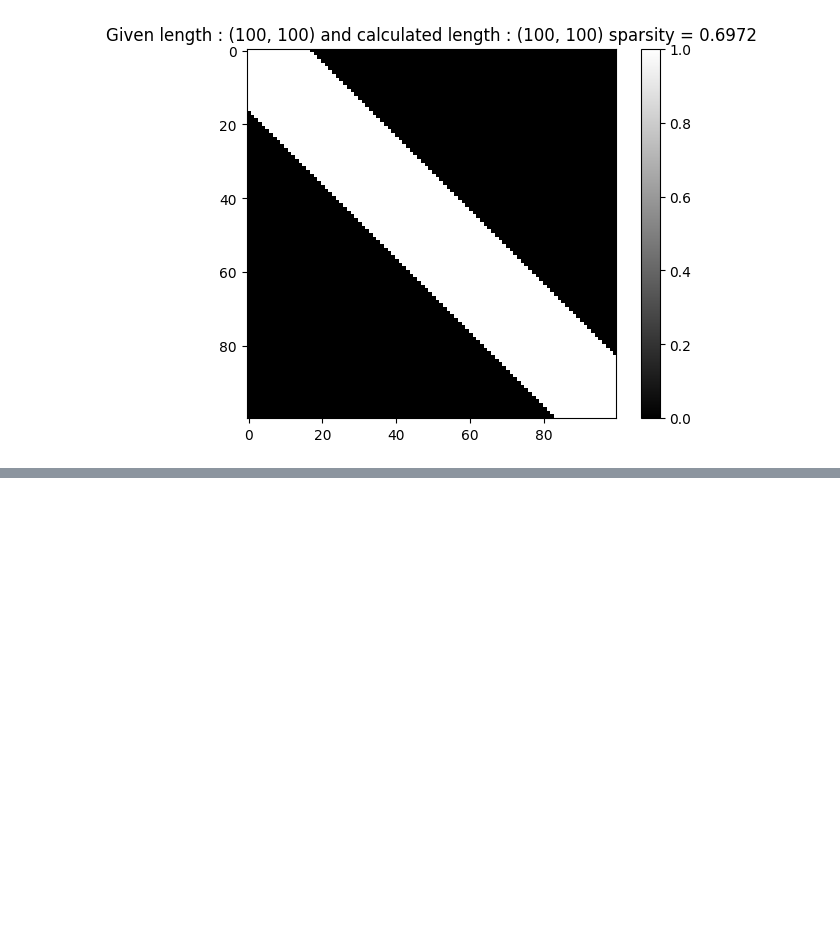
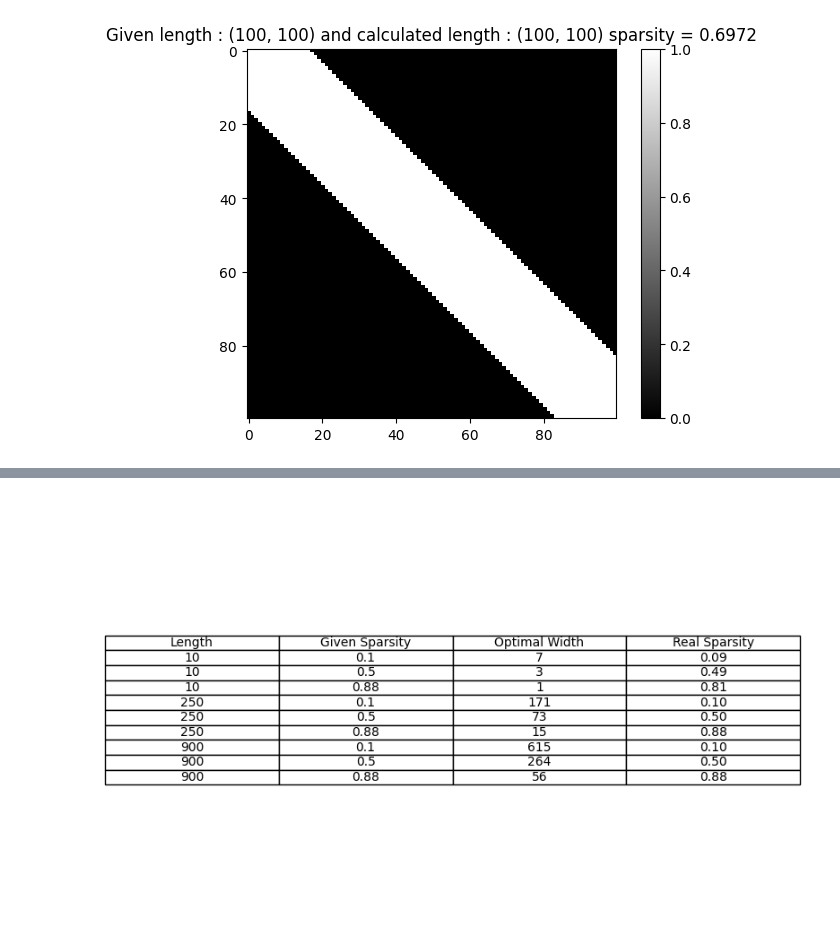
Before and after one commit to shanedonnelly/artificial_big_bird_matrix_generator, a Jupyter notebook: big_bird.ipynb, the cells around one changed output, grey strips where cells are left out. Cells and saved outputs as stored; diff of their text form; code cells hidden in the pictures; blank space fills up the shorter version.

```diff
--- a/big_bird.ipynb
+++ b/big_bird.ipynb
@@ -194,0 +268,38 @@ test_generate_matrix_with_window_attention_mask_with_sparsity()
+# %%
+def test_global_width_from_sparsity():
+    for length in {10, 250, 900}:
+        for sparsity in {0.1, 0.5, 0.88}:
+            ga = best_global_width_from_sparsity(length, sparsity)
+            real_sparsity = 1.0 - (float(global_attention_aera(length,ga))/float(length * length))
+            print(f"for lenght={length}, given sparsity ={sparsity}, optimal global width={ga}, and real sparsity = {real_sparsity:.2f}")
+
+#test_global_width_from_sparsity()
+# %%
+def test_global_width_from_sparsity():
+    # Collecter les données
+    data = []
+    for length in {10, 250, 900}:
+        for sparsity in {0.1, 0.5, 0.88}:
+            ga = best_global_width_from_sparsity(length, sparsity)
+            real_sparsity = 1.0 - (float(global_attention_aera(length,ga))/float(length * length))
+            data.append([length, sparsity, ga, f"{real_sparsity:.2f}"])
+
+    # Afficher le tableau
+    fig, ax = plt.subplots(figsize=(10, 6))
+    ax.axis('tight')
+    ax.axis('off')
+
+    table = ax.table(
+        cellText=data,
+        colLabels=['Length', 'Given Sparsity', 'Optimal Width', 'Real Sparsity'],
+        loc='center',
+        cellLoc='center'
+    )
+    table.auto_set_font_size(False)
+    table.set_fontsize(10)
+
+    plt.show()
+
+test_global_width_from_sparsity()
+# %% [output]
+[figure, added]
```
Also changed, not shown: parts of 24 cells of this notebook, 6 other files.
